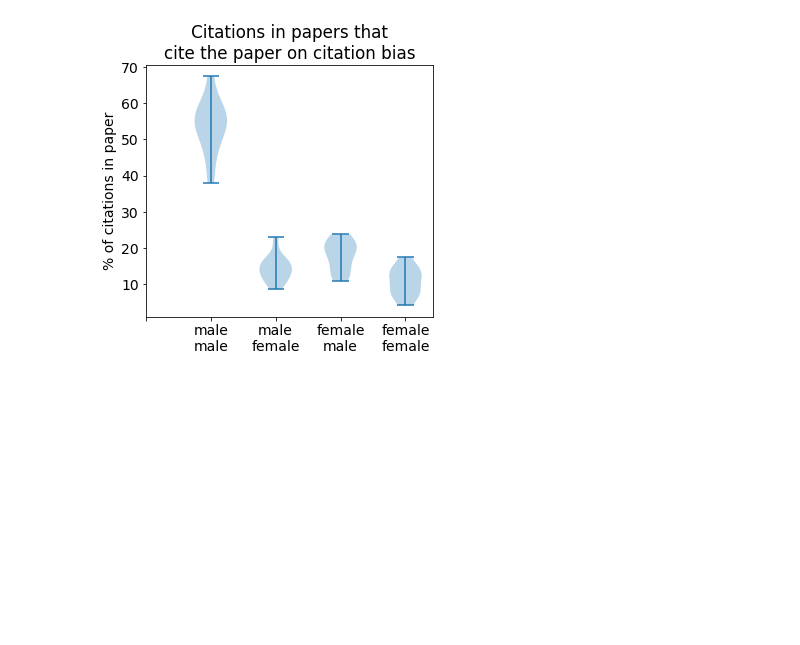
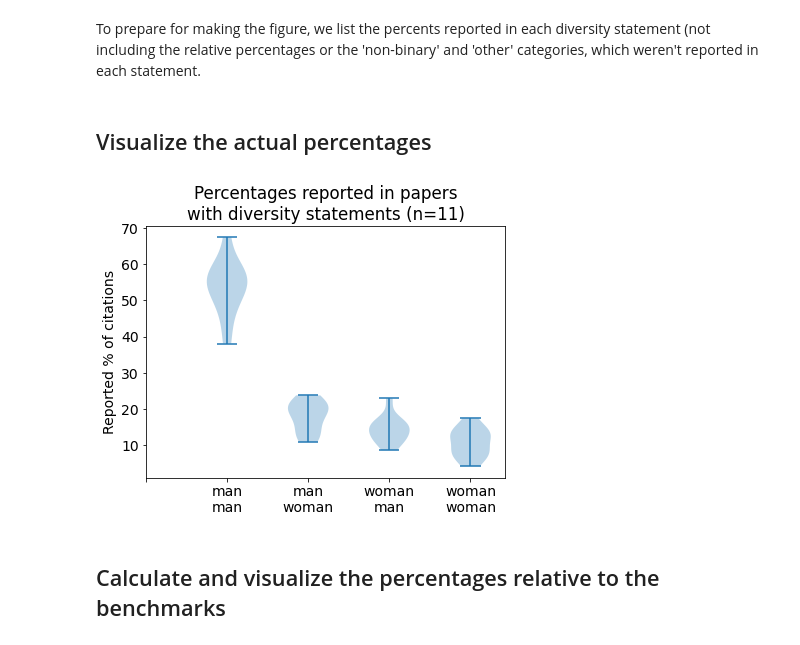
Before and after one commit to koudyk/cleanBibImpact, a Jupyter notebook: src/visualization/visualize_manual_data.ipynb, the cells around one changed output. Cells and saved outputs as stored; diff of their text form; code cells hidden in the pictures; blank space fills up the shorter version.

```diff
--- a/src/visualization/visualize_manual_data.ipynb
+++ b/src/visualization/visualize_manual_data.ipynb
@@ -99,0 +102,14 @@ possible_labels = {
+# %%
+possible_labels = {
+    4: ['mm', 'mw', 'wm', 'ww'],
+    5: ['mm', 'mw', 'wm', 'ww', 'unknown'],
+    6: ['mm', 'mw', 'wm', 'ww', 'nonbinary','unknown'],
+    8: ['mm', 'mw', 'wm', 'ww',
+        'rel_mm', 'rel_mw', 'rel_wm', 'rel_ww'],
+    9: ['mm', 'mw', 'wm', 'ww',
+        'rel_mm', 'rel_mw', 'rel_wm', 'rel_ww'],
+    10: ['mm', 'mw', 'wm', 'ww', 'unknown',
+        'rel_mm', 'rel_mw', 'rel_wm', 'rel_ww', 'rel_unknown'],
+    11: ['mm', 'mw', 'wm', 'ww', 'nonbinary', 'unknown',
+        'rel_mm', 'rel_mw', 'rel_wm', 'rel_ww', 'rel_unknown'],
+}
@@ -115,11 +132,13 @@ for n, text in enumerate(df['ds_text']):
     else:
         d = {}
     df.loc[n, ('percentages')] = [d]
+# %% [markdown]
+To prepare for making the figure, we list the percents reported in each diversity statement (not including the relative percentages or the 'non-binary' and 'other' categories, which weren't reported in each statement.
 # %%
 lists_percents = {'mm': [],
-                 'mf': [],
-                 'fm': [],
-                 'ff': [],
+                  'wm': [],
+                  'mw': [],
+                  'ww': [],
 }
 
 for d in df['percentages']:
@@ -131,18 +148,21 @@ dataset = lists_percents.values()
+# %% [markdown]
+## Visualize the actual percentages
 # %%
-%matplotlib inline
-import matplotlib
+data_for_visualization = list(lists_percents.values())
+
 matplotlib.rc('font', **{'size': 14})
 
-fig, axes = plt.subplots(figsize=(5,5))
-dataset = list(lists_percents.values())
-axes.violinplot(dataset=dataset)
-axes.set_ylabel('% of citations in paper')
+fig, axes = plt.subplots(figsize=(6,5))
+axes.violinplot(dataset=data_for_visualization)
+axes.set_ylabel('Reported % of citations')
 axes.set_xticks(range(len(lists_percents) + 1))
-ticks = ['', 'male\nmale', 'male\nfemale', 'female\nmale', 'female\nfemale']
+ticks = ['', 'man\nman', 'man\nwoman', 'woman\nman', 'woman\nwoman']
 axes.set_xticklabels(ticks)
-plt.title('Citations in papers that\n' +\
-          'cite the paper on citation bias')
+plt.title('Percentages reported in papers\n' +\
+          f'with diversity statements (n=%d)' %df['diversity_statement'].sum())
 plt.tight_layout()
 plt.savefig('../../reports/figures/violinplot_percentages.png')
 # %% [output]
-[figure, old version]
+[figure, new version]
+# %% [markdown]
+## Calculate and visualize the percentages relative to the benchmarks
```
Also changed, not shown: parts of 22 cells of this notebook, 5 other files.
